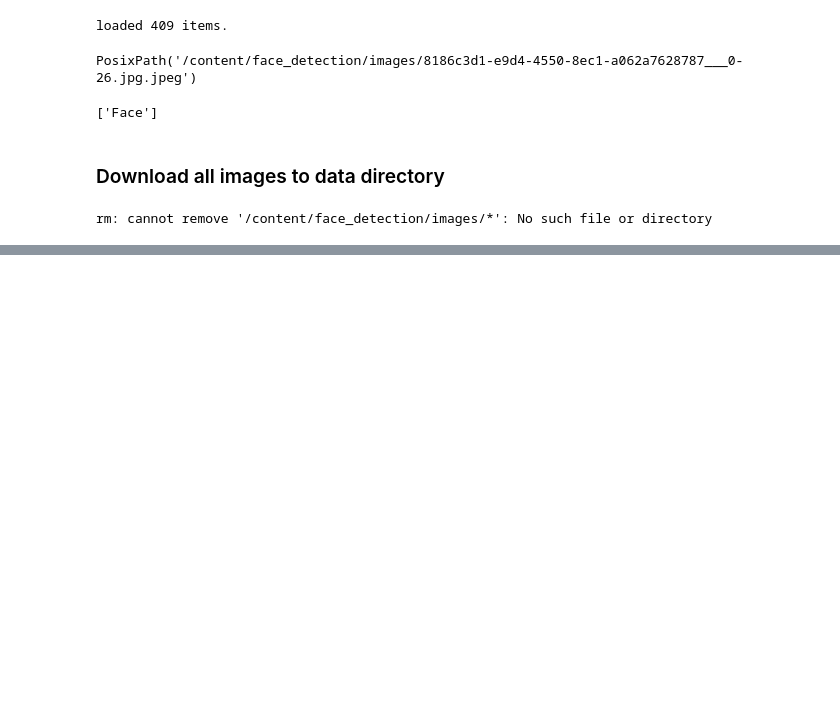
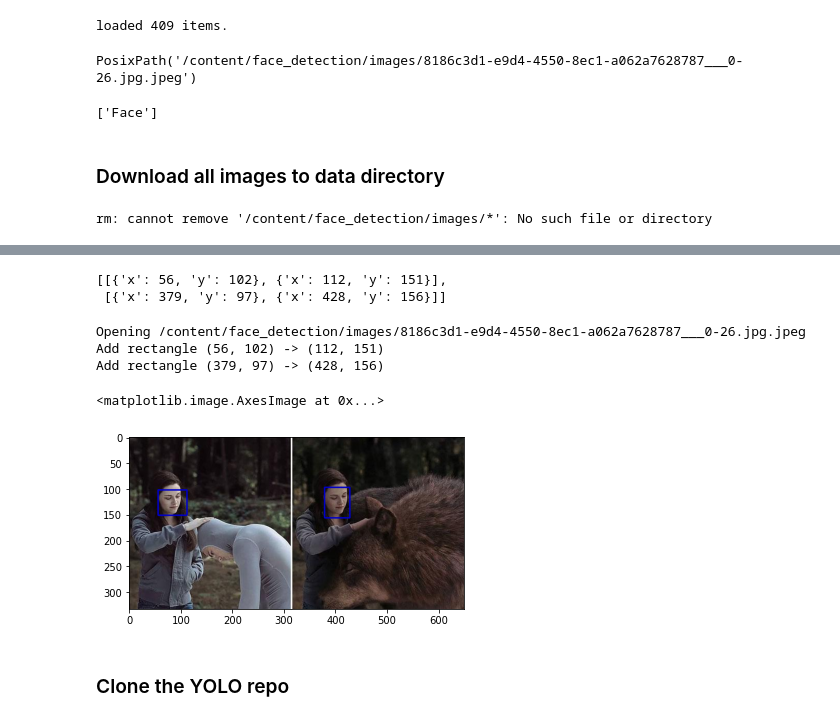
Before and after one commit to G-I-Joe/learn-yolo, a Jupyter notebook: image-detection/yolov5/Face_Detection_with_YOLOv5.ipynb, the cells around one changed output, grey strips where cells are left out. Cells and saved outputs as stored; diff of their text form; code cells hidden in the pictures; blank space fills up the shorter version.

```diff
--- a/image-detection/yolov5/Face_Detection_with_YOLOv5.ipynb
+++ b/image-detection/yolov5/Face_Detection_with_YOLOv5.ipynb
@@ -87,0 +109,36 @@ for item in tqdm(data):
+# %%
+p = data[0]["content"]
+boxes = data[0]["annotation"]
+rectangles = []
+for box in boxes:
+  rectangles.append([
+                     {"x": int(point["x"]*box["imageWidth"]),
+                      "y": int(point["y"]*box["imageHeight"])
+                      }
+                     for point in box["points"]
+                     ])
+
+rectangles
+# %% [output]
+[[{'x': 56, 'y': 102}, {'x': 112, 'y': 151}],
+ [{'x': 379, 'y': 97}, {'x': 428, 'y': 156}]]
+# %%
+a_sample_location = Path(jsonpath).parent / "images" / Path(p).name
+print(f"Opening {a_sample_location}")
+
+img = cv2.imread(str(a_sample_location))
+img = cv2.cvtColor(img, cv2.COLOR_BGR2RGB)
+
+for tl, br in rectangles:
+  print(f"Add rectangle {(tl['x'], tl['y'])} -> {(br['x'], br['y'])}")
+  cv2.rectangle(img, (tl['x'], tl['y']), (br['x'], br['y']), (0, 0, 200), 2)
+
+plt.imshow(img)
+# %% [output]
+Opening /content/face_detection/images/8186c3d1-e9d4-4550-8ec1-a062a7628787___0-26.jpg.jpeg
+Add rectangle (56, 102) -> (112, 151)
+Add rectangle (379, 97) -> (428, 156)
+<matplotlib.image.AxesImage at 0x...>
+[figure, added]
+# %% [markdown]
+### Clone the YOLO repo
```
Also changed, not shown: parts of 7 cells of this notebook.
